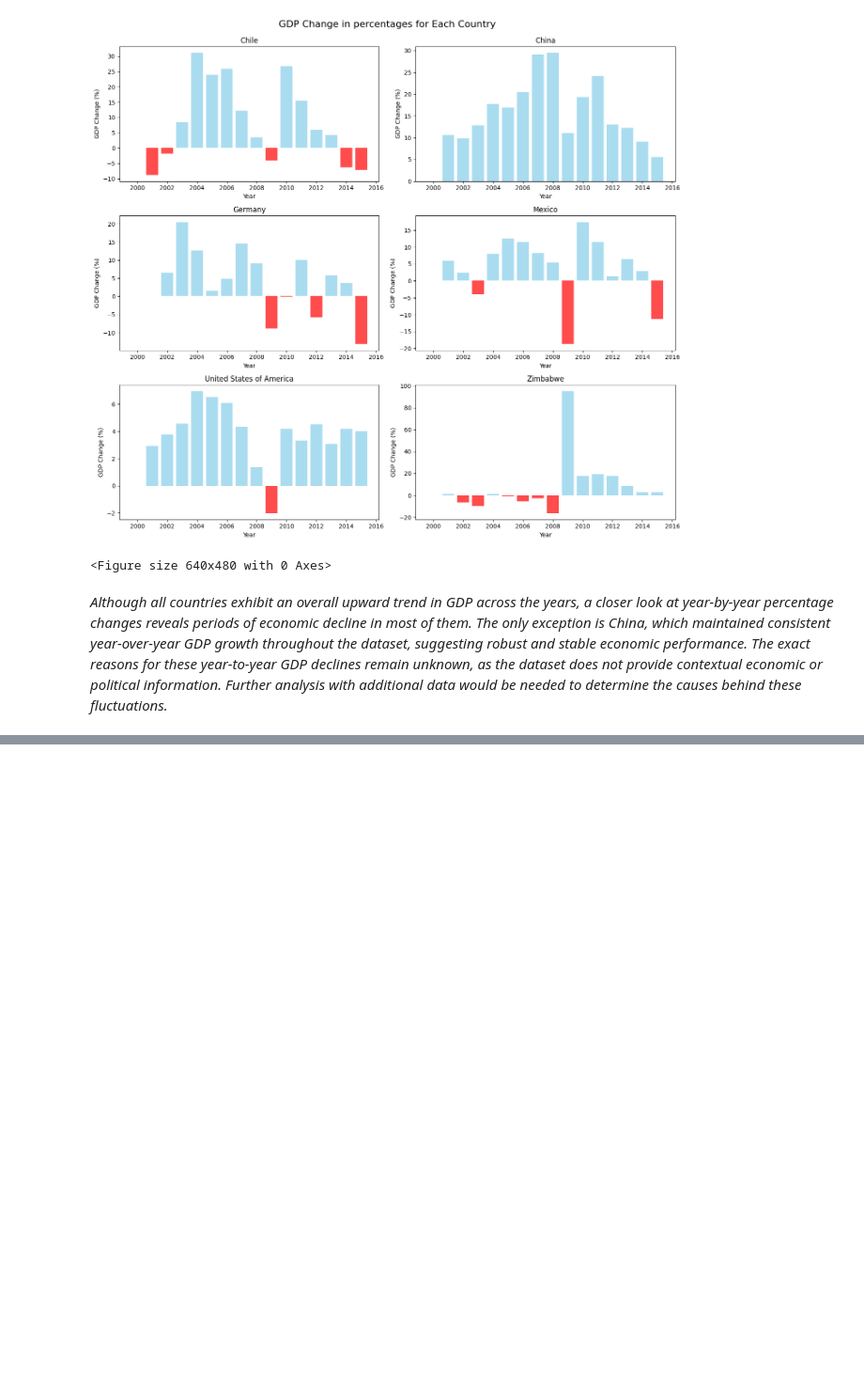
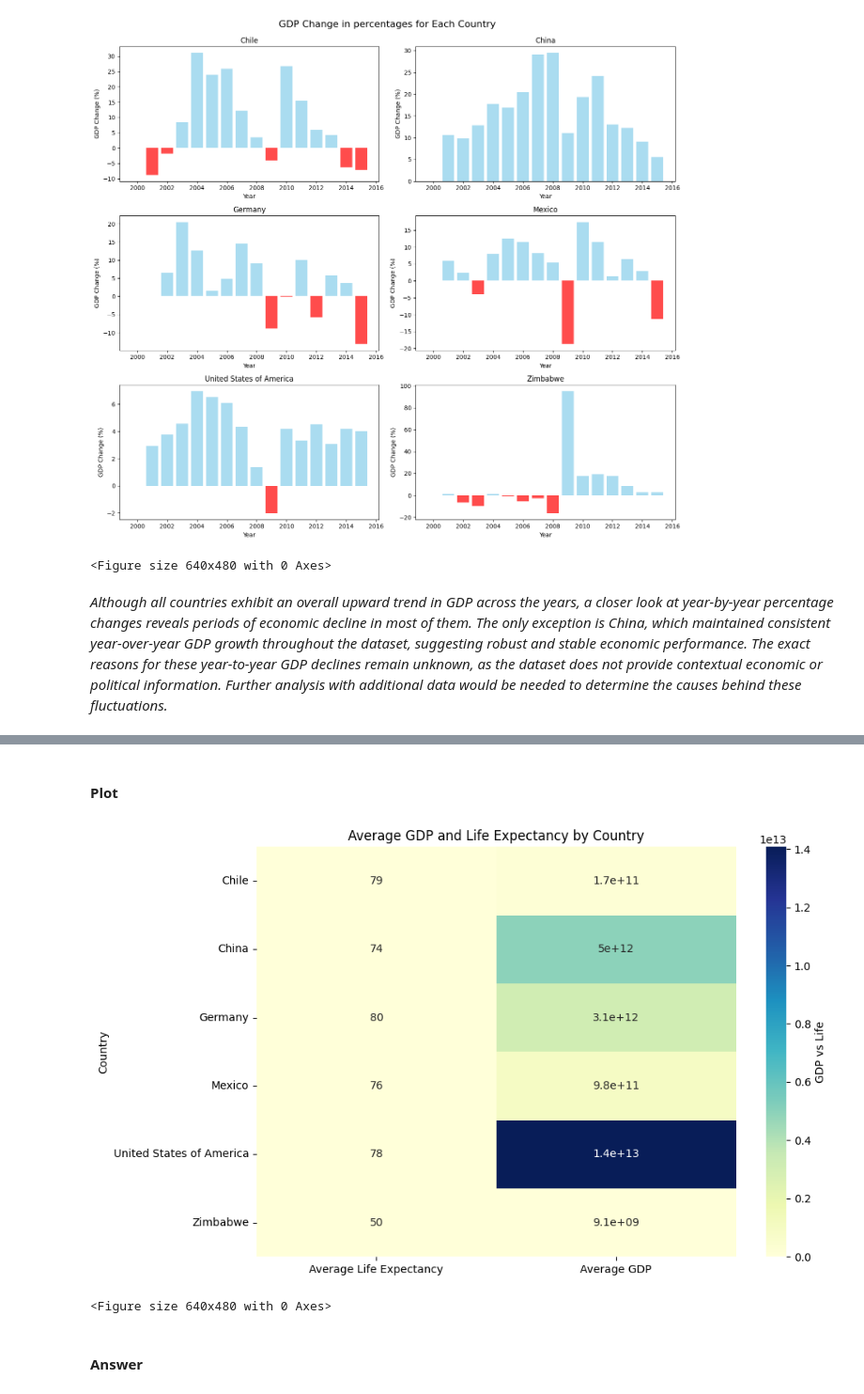
Before and after one commit to bylachrimae/life_expectancy_and_gdp_relation, a Jupyter notebook: notebooks/descriptive_analysis.ipynb, the cells around one changed output, grey strips where cells are left out. Shown at 94% size. Cells and saved outputs as stored; diff of their text form; code cells hidden in the pictures; blank space fills up the shorter version.

```diff
--- a/notebooks/descriptive_analysis.ipynb
+++ b/notebooks/descriptive_analysis.ipynb
@@ -339,0 +345,11 @@ plot_gdp_change_percentage(new_data)
+# %%
+pivot_gdp_life = data.pivot_table(
+    index='Country',
+    values=['GDP','Expectancy_in_years'],
+    aggfunc='mean'
+).rename(columns={
+    'GDP': 'Average GDP',
+    'Expectancy_in_years': 'Average Life Expectancy'
+}).round(2)
+
+print(pivot_gdp_life)
@@ -339,0 +365,15 @@ plot_gdp_change_percentage(new_data)
+# %% [markdown]
+#### Plot ####
+# %%
+
+plt.figure(figsize=(10,6))
+sns.heatmap(pivot_gdp_life,annot=True,cmap='YlGnBu',cbar_kws={'label': 'GDP vs Life'})
+plt.title('Average GDP and Life Expectancy by Country')
+plt.tight_layout()
+plt.show()
+plt.clf()
+# %% [output]
+[figure, added]
+<Figure size 640x480 with 0 Axes>
+# %% [markdown]
+#### Answer ####
```
Also changed, not shown: parts of 6 cells of this notebook, 1 other file.
